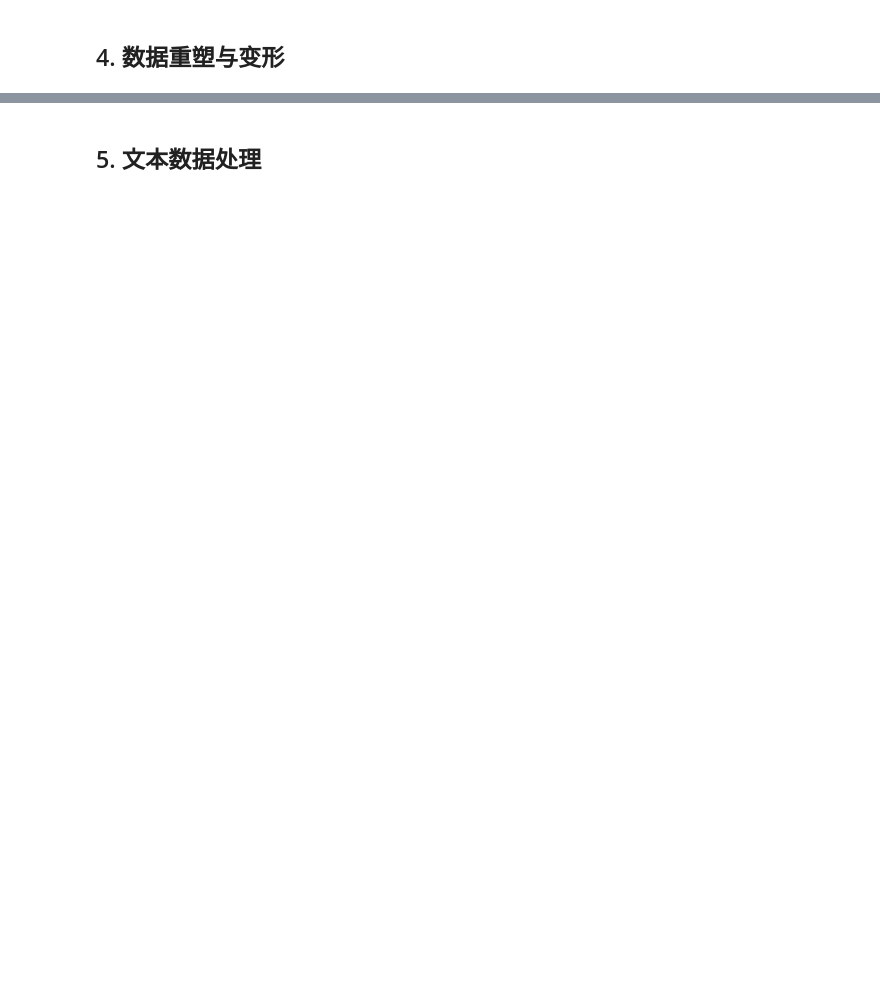
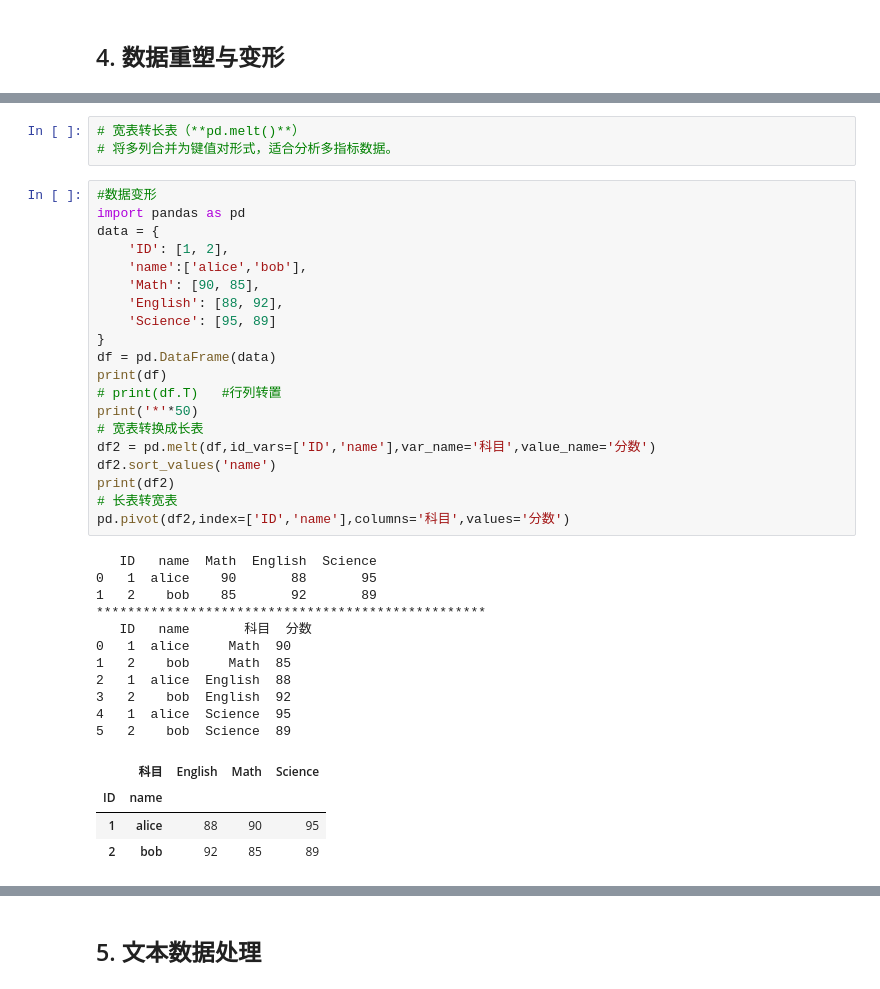
Before and after one commit to Hinatatoo/numpy-pandas-matplotlib-learning, a Jupyter notebook: 4.数据分析.ipynb, the cells around one changed output, grey strips where cells are left out. Cells and saved outputs as stored; diff of their text form; blank space fills up the shorter version.

```diff
--- a/4.数据分析.ipynb
+++ b/4.数据分析.ipynb
@@ -206,0 +460,39 @@ print(df.fillna({"temp_max":60,"temp_min":-60}).tail())     # 使用字典来填
+# %%
+# 宽表转长表（**pd.melt()**）
+# 将多列合并为键值对形式，适合分析多指标数据。
+# %%
+#数据变形
+import pandas as pd
+data = {
+    'ID': [1, 2],
+    'name':['alice','bob'],
+    'Math': [90, 85],
+    'English': [88, 92],
+    'Science': [95, 89]
+}
+df = pd.DataFrame(data)
+print(df)
+# print(df.T)   #行列转置
+print('*'*50)
+# 宽表转换成长表
+df2 = pd.melt(df,id_vars=['ID','name'],var_name='科目',value_name='分数')
+df2.sort_values('name')
+print(df2)
+# 长表转宽表
+pd.pivot(df2,index=['ID','name'],columns='科目',values='分数')
+# %% [output]
+   ID   name  Math  English  Science
+0   1  alice    90       88       95
+1   2    bob    85       92       89
+**************************************************
+   ID   name       科目  分数
+0   1  alice     Math  90
+1   2    bob     Math  85
+2   1  alice  English  88
+3   2    bob  English  92
+4   1  alice  Science  95
+5   2    bob  Science  89
+|  | 科目 | English | Math | Science |
+| ID | name |  |  |  |
+| 1 | alice | 88 | 90 | 95 |
+| 2 | bob | 92 | 85 | 89 |
```
Also changed, not shown: parts of 37 cells of this notebook.
